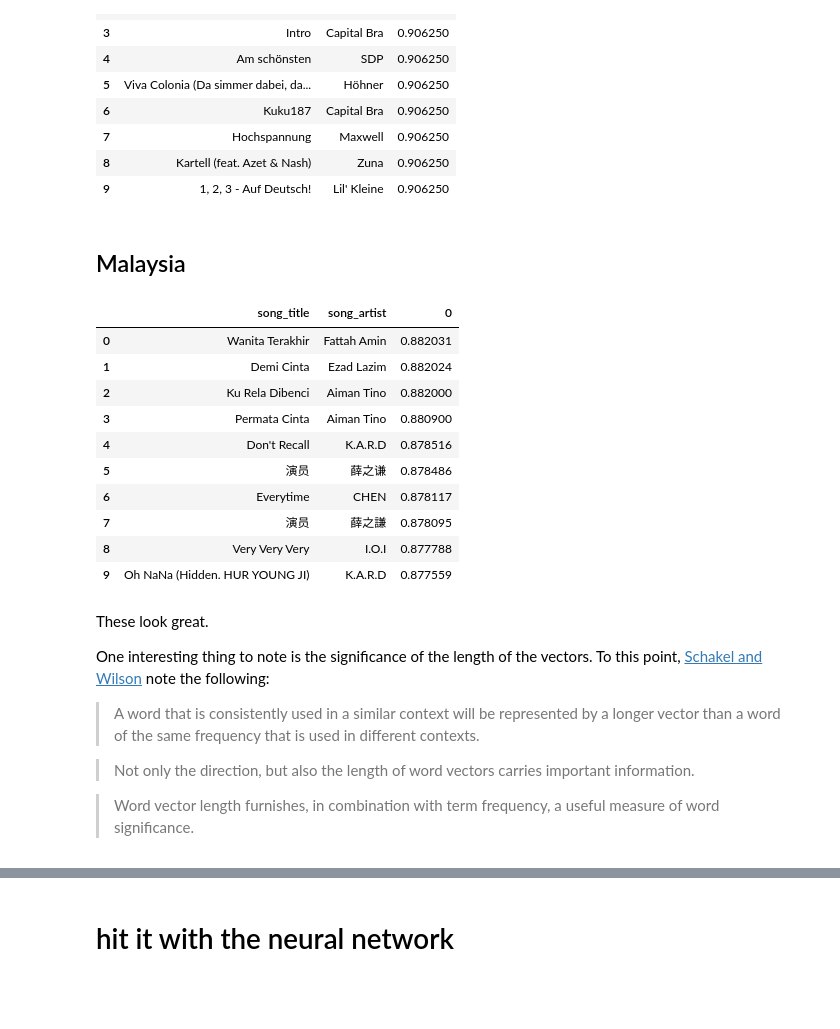
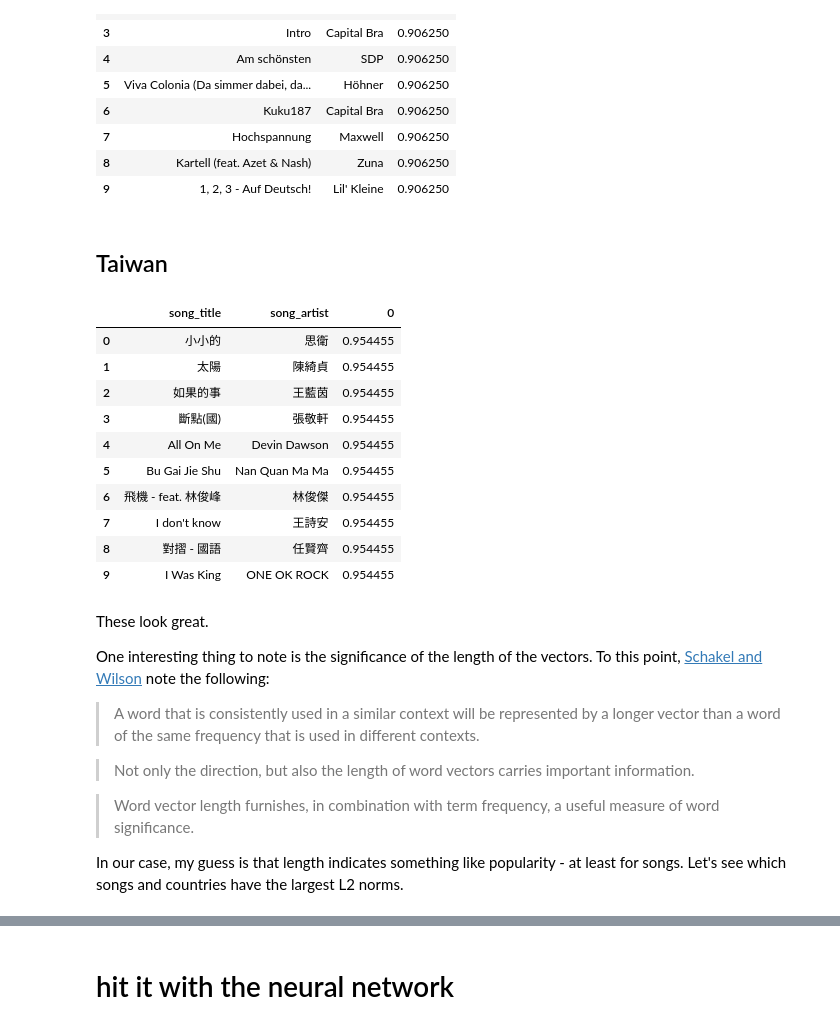
Before and after one commit to cavaunpeu/dotify, a Jupyter notebook: notebooks/neural_implicit_mf.ipynb, the cells around one changed output, grey strips where cells are left out. Cells and saved outputs as stored; diff of their text form; code cells hidden in the pictures; blank space fills up the shorter version.

Commit message:
add section exploring the value of vector lengths

```diff
--- a/notebooks/neural_implicit_mf.ipynb
+++ b/notebooks/neural_implicit_mf.ipynb
@@ -522,22 +522,22 @@ song_vectors_df_norm.dot(country_vec).sort_values(ascending=False).reset_index()
 | 8 | Kartell (feat. Azet & Nash) | Zuna | 0.906250 |
 | 9 | 1, 2, 3 - Auf Deutsch! | Lil' Kleine | 0.906250 |
 # %% [markdown]
-## Malaysia
+## Taiwan
 # %%
-country_vec = country_vectors_df_norm.ix['Malaysia']
+country_vec = country_vectors_df_norm.ix['Taiwan']
 song_vectors_df_norm.dot(country_vec).sort_values(ascending=False).reset_index().head(10)
 # %% [output]
 |  | song_title | song_artist | 0 |
-| 0 | Wanita Terakhir | Fattah Amin | 0.882031 |
-| 1 | Demi Cinta | Ezad Lazim | 0.882024 |
-| 2 | Ku Rela Dibenci | Aiman Tino | 0.882000 |
-| 3 | Permata Cinta | Aiman Tino | 0.880900 |
-| 4 | Don't Recall | K.A.R.D | 0.878516 |
-| 5 | 演员 | 薛之谦 | 0.878486 |
-| 6 | Everytime | CHEN | 0.878117 |
-| 7 | 演员 | 薛之謙 | 0.878095 |
-| 8 | Very Very Very | I.O.I | 0.877788 |
-| 9 | Oh NaNa (Hidden. HUR YOUNG JI) | K.A.R.D | 0.877559 |
+| 0 | 小小的 | 思衛 | 0.954455 |
+| 1 | 太陽 | 陳綺貞 | 0.954455 |
+| 2 | 如果的事 | 王藍茵 | 0.954455 |
+| 3 | 斷點(國) | 張敬軒 | 0.954455 |
+| 4 | All On Me | Devin Dawson | 0.954455 |
+| 5 | Bu Gai Jie Shu | Nan Quan Ma Ma | 0.954455 |
+| 6 | 飛機 - feat. 林俊峰 | 林俊傑 | 0.954455 |
+| 7 | I don't know | 王詩安 | 0.954455 |
+| 8 | 對摺 - 國語 | 任賢齊 | 0.954455 |
+| 9 | I Was King | ONE OK ROCK | 0.954455 |
 # %% [markdown]
 These look great.
 
@@ -548,3 +548,5 @@ One interesting thing to note is the significance of the length of the vectors.
 > Not only the direction, but also the length of word vectors carries important information.
 
 > Word vector length furnishes, in combination with term frequency, a useful measure of word significance.
+
+In our case, my guess is that length indicates something like popularity - at least for songs. Let's see which songs and countries have the largest L2 norms.
```
Also changed, not shown: parts of 8 cells of this notebook.
